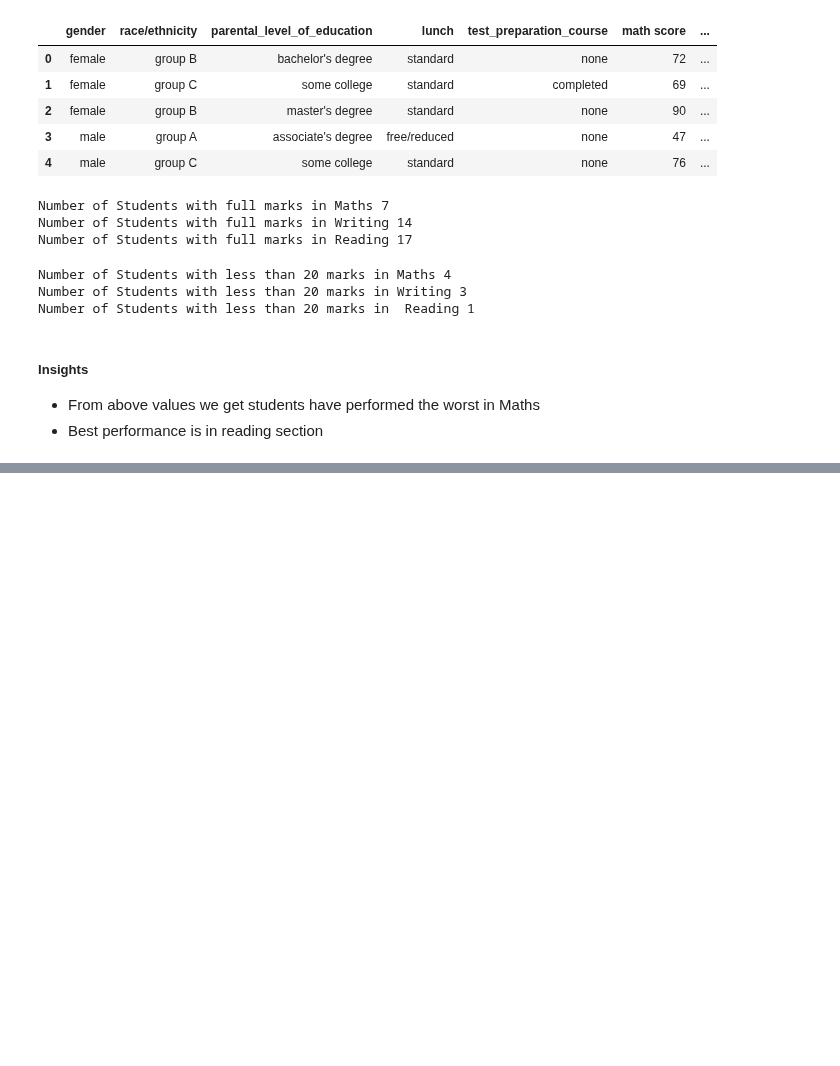
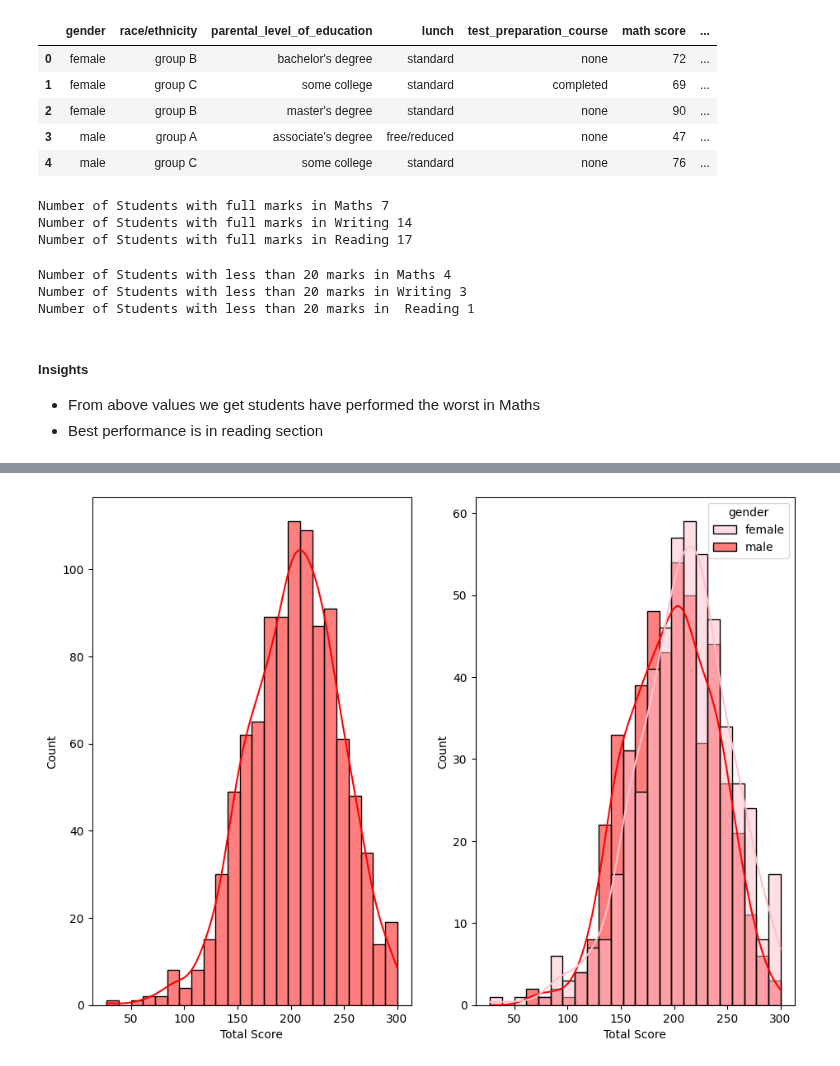
Before and after one commit to AMAN631-tech/MLPROJECT, a Jupyter notebook: notebook/EDA_STUD_PERF.ipynb, the cells around one changed output, grey strips where cells are left out. Saved outputs shown, nothing was run; the diff lists cells and outputs as text; code cells hidden in the pictures; blank space fills up the shorter version.

```diff
--- a/notebook/EDA_STUD_PERF.ipynb
+++ b/notebook/EDA_STUD_PERF.ipynb
@@ -259,0 +282,11 @@ Number of Students with less than 20 marks in  Reading 1
+# %%
+fig,axs = plt.subplots(1,2,figsize=(11,8))
+
+sns.histplot(data=df,x='Total Score',color='r',ax=axs[0],kde=True)
+
+sns.histplot(data=df,x='Total Score',color='r',ax=axs[1],kde=True,hue='gender',
+             palette={'male':'red','female':'pink'})
+
+plt.show()
+# %% [output]
+[figure, added]
```
Also changed, not shown: parts of 57 cells of this notebook.
